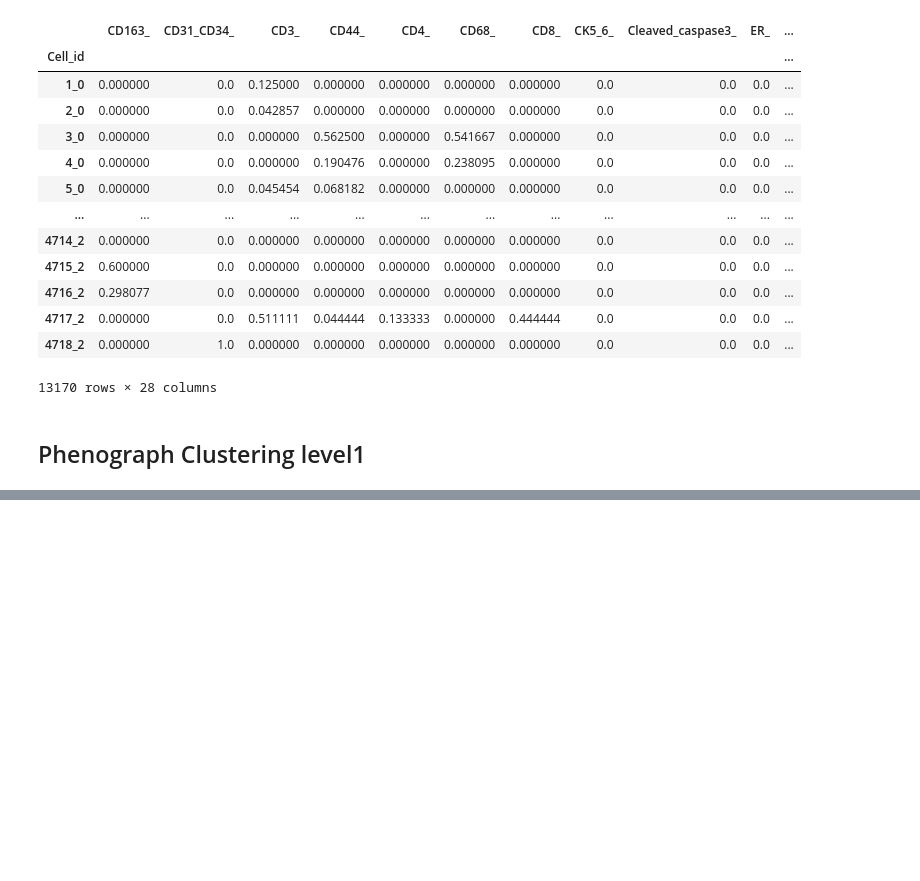
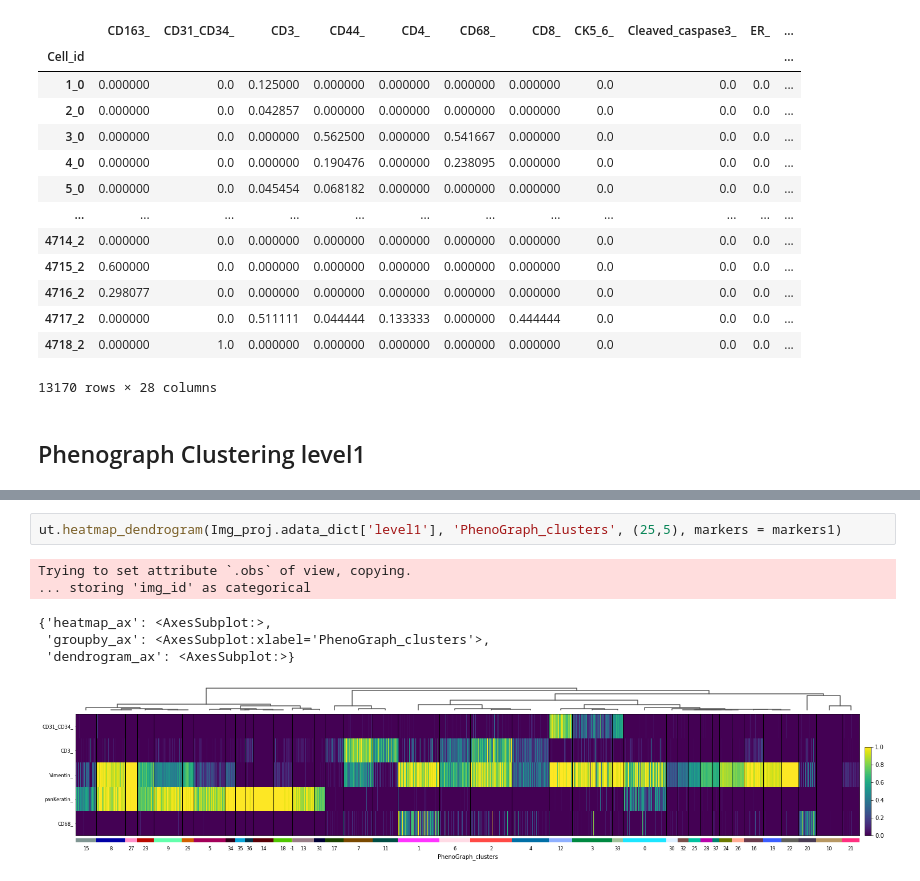
Before and after one commit to PattaWapee/IMCprocess, a Jupyter notebook: notebooks/test_pipeline.ipynb, the cells around one changed output, grey strips where cells are left out. Saved outputs shown, nothing was run; the diff lists cells and outputs as text; blank space fills up the shorter version.

```diff
--- a/notebooks/test_pipeline.ipynb
+++ b/notebooks/test_pipeline.ipynb
@@ -80,0 +127,9 @@ Img_proj.adata.to_df()
+# %%
+ut.heatmap_dendrogram(Img_proj.adata_dict['level1'], 'PhenoGraph_clusters', (25,5), markers = markers1)
+# %% [output]
+Trying to set attribute `.obs` of view, copying.
+... storing 'img_id' as categorical
+{'heatmap_ax': <AxesSubplot:>,
+ 'groupby_ax': <AxesSubplot:xlabel='PhenoGraph_clusters'>,
+ 'dendrogram_ax': <AxesSubplot:>}
+[figure, added]
```
Also changed, not shown: parts of 9 cells of this notebook, 6 other files.
